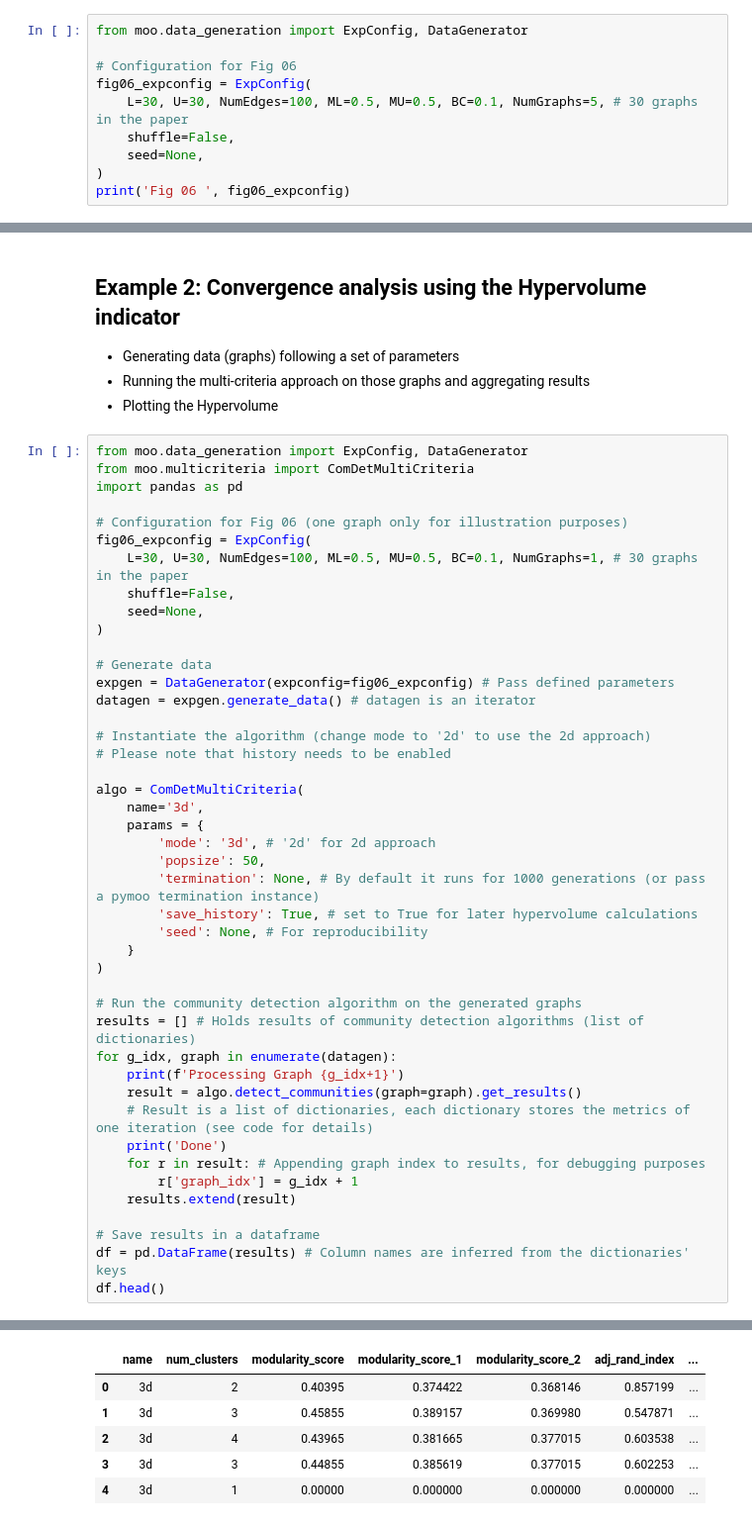
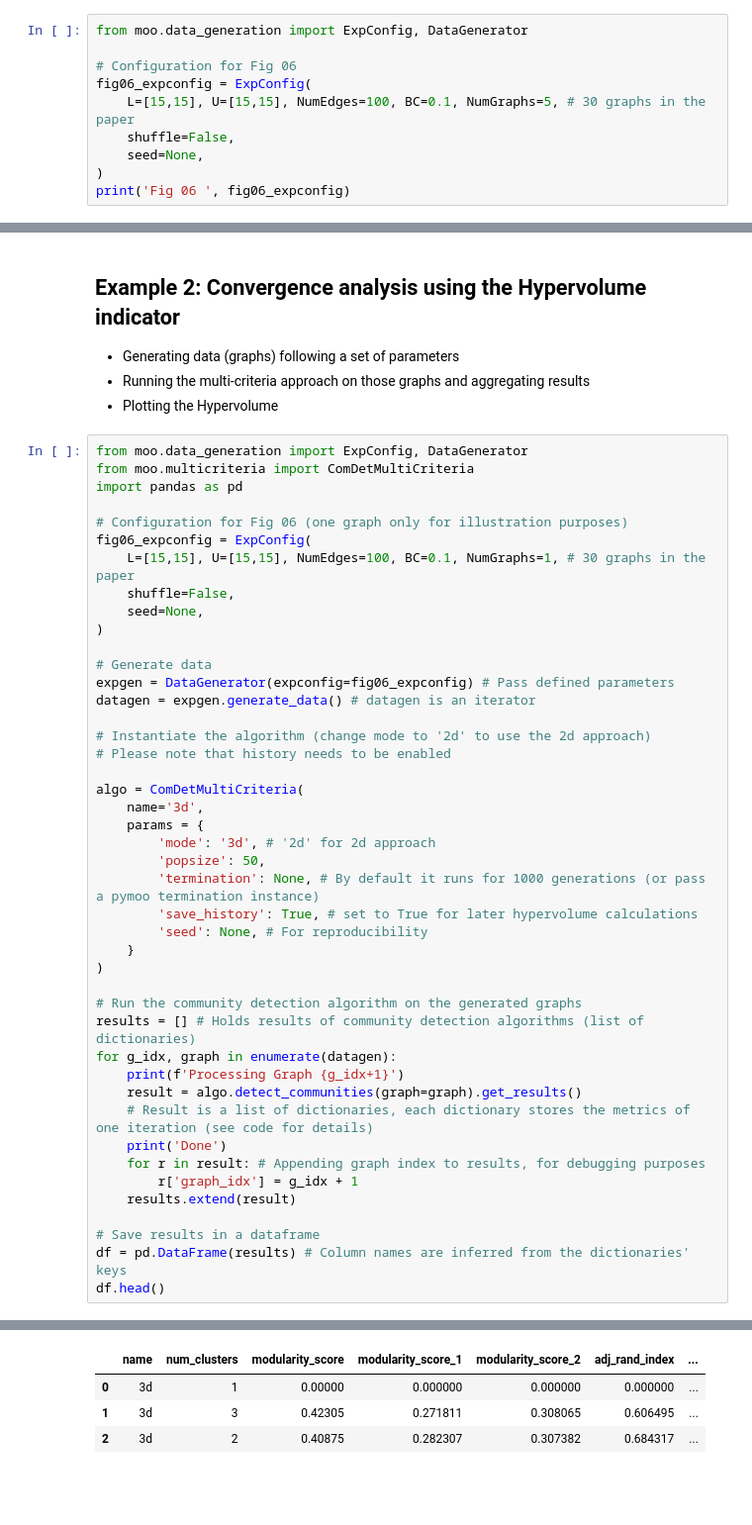
Before and after one commit to juliahandl/MEAN-partite, a Jupyter notebook: demos/03_Multicriteria Approach.ipynb, the cells around one changed output, grey strips where cells are left out. Shown at 99% size. Saved outputs shown, nothing was run; the diff lists cells and outputs as text; blank space fills up the shorter version.

```diff
--- a/demos/03_Multicriteria Approach.ipynb
+++ b/demos/03_Multicriteria Approach.ipynb
@@ -12,7 +12,7 @@ from moo.data_generation import ExpConfig, DataGenerator
 
 # Configuration for Fig 06
 fig06_expconfig = ExpConfig(
-    L=30, U=30, NumEdges=100, ML=0.5, MU=0.5, BC=0.1, NumGraphs=5, # 30 graphs in the paper
+    L=[15,15], U=[15,15], NumEdges=100, BC=0.1, NumGraphs=5, # 30 graphs in the paper
     shuffle=False,
     seed=None,
 )
@@ -104,7 +104,7 @@ import pandas as pd
 
 # Configuration for Fig 06 (one graph only for illustration purposes)
 fig06_expconfig = ExpConfig(
-    L=30, U=30, NumEdges=100, ML=0.5, MU=0.5, BC=0.1, NumGraphs=1, # 30 graphs in the paper
+    L=[15,15], U=[15,15], NumEdges=100, BC=0.1, NumGraphs=1, # 30 graphs in the paper
     shuffle=False,
     seed=None,
 )
@@ -118,38 +118,36 @@ datagen = expgen.generate_data() # datagen is an iterator
 
 algo = ComDetMultiCriteria(
     name='3d',
     params = {
         'mode': '3d', # '2d' for 2d approach
         'popsize': 50,
         'termination': None, # By default it runs for 1000 generations (or pass a pymoo termination instance)
         'save_history': True, # set to True for later hypervolume calculations
         'seed': None, # For reproducibility
     }
 )
 
 # Run the community detection algorithm on the generated graphs
 results = [] # Holds results of community detection algorithms (list of dictionaries)
 for g_idx, graph in enumerate(datagen):
     print(f'Processing Graph {g_idx+1}')
     result = algo.detect_communities(graph=graph).get_results()
     # Result is a list of dictionaries, each dictionary stores the metrics of one iteration (see code for details)
     print('Done')
     for r in result: # Appending graph index to results, for debugging purposes
         r['graph_idx'] = g_idx + 1
     results.extend(result)
 
 # Save results in a dataframe
 df = pd.DataFrame(results) # Column names are inferred from the dictionaries' keys
 df.head()
 # %% [output]
 Processing Graph 1
 Done
 |  | name | num_clusters | modularity_score | modularity_score_1 | modularity_score_2 | adj_rand_index | ... |
-| 0 | 3d | 2 | 0.40395 | 0.374422 | 0.368146 | 0.857199 | ... |
-| 1 | 3d | 3 | 0.45855 | 0.389157 | 0.369980 | 0.547871 | ... |
-| 2 | 3d | 4 | 0.43965 | 0.381665 | 0.377015 | 0.603538 | ... |
-| 3 | 3d | 3 | 0.44855 | 0.385619 | 0.377015 | 0.602253 | ... |
-| 4 | 3d | 1 | 0.00000 | 0.000000 | 0.000000 | 0.000000 | ... |
+| 0 | 3d | 1 | 0.00000 | 0.000000 | 0.000000 | 0.000000 | ... |
+| 1 | 3d | 3 | 0.42305 | 0.271811 | 0.308065 | 0.606495 | ... |
+| 2 | 3d | 2 | 0.40875 | 0.282307 | 0.307382 | 0.684317 | ... |
 # %%
 # Compute the Hypervolume indicator
 n_evals, hv = algo.compute_hypervolume()
```
Also changed, not shown: parts of 5 cells of this notebook, 22 other files.
